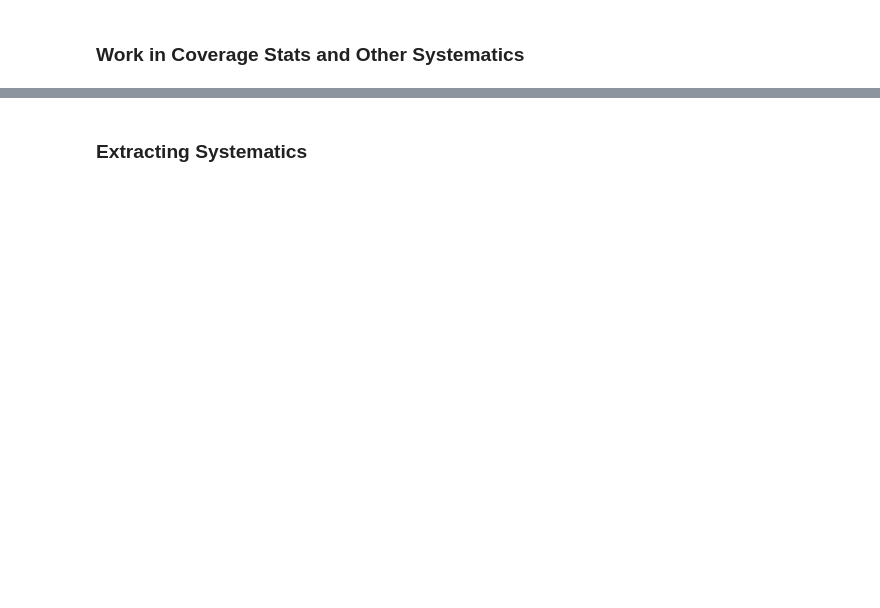
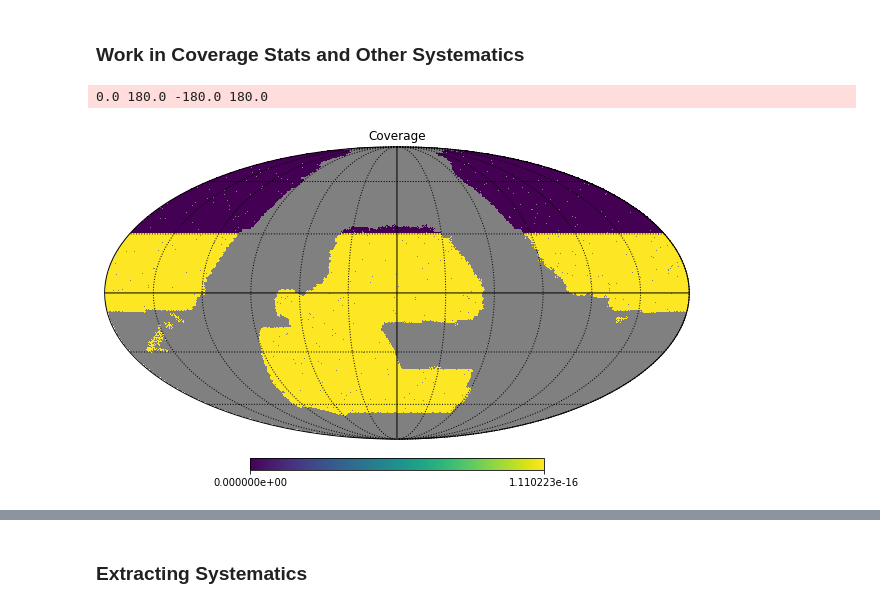
Before and after one commit to elleggert/astrostatistics, a Jupyter notebook: data_preprocessing/dataset_preparation/dataprep_north.ipynb, the cells around one changed output, grey strips where cells are left out. Cells and saved outputs as stored; diff of their text form; code cells hidden in the pictures; blank space fills up the shorter version.

```diff
--- a/data_preprocessing/dataset_preparation/dataprep_north.ipynb
+++ b/data_preprocessing/dataset_preparation/dataprep_north.ipynb
@@ -452,12 +534,16 @@ df_bad_pix = df_bad_pix[df_bad_pix.coverage == 1]
 # %%
 m_cover = np.zeros(NPIX)
 
 m_cover[df_bad_pix.pixel_id.to_numpy()] = df_bad_pix.coverage.to_numpy()
 mask = (m_cover < 1)
 m_cover[mask] = np.nan
-hp.mollview(m_cover, title="Coverage", format='%e', norm='hist', cmap="viridis", notext=False, rot=(0, 0, 0), badcolor='gray',
+hp.mollview(m_cover, title="Coverage", format='%e', norm='hist', cmap="viridis", notext=False, rot=(0, 0, 0),
+            badcolor='gray',
             remove_dip=True, remove_mono=True)
 hp.graticule()
+# %% [output]
+0.0 180.0 -180.0 180.0
+[figure, added]
 # %%
 print(len(df_north))
 df_north = pd.merge(df_north, df_bad_pix, how='inner', on='pixel_id')
```
Also changed, not shown: parts of 37 cells of this notebook.
